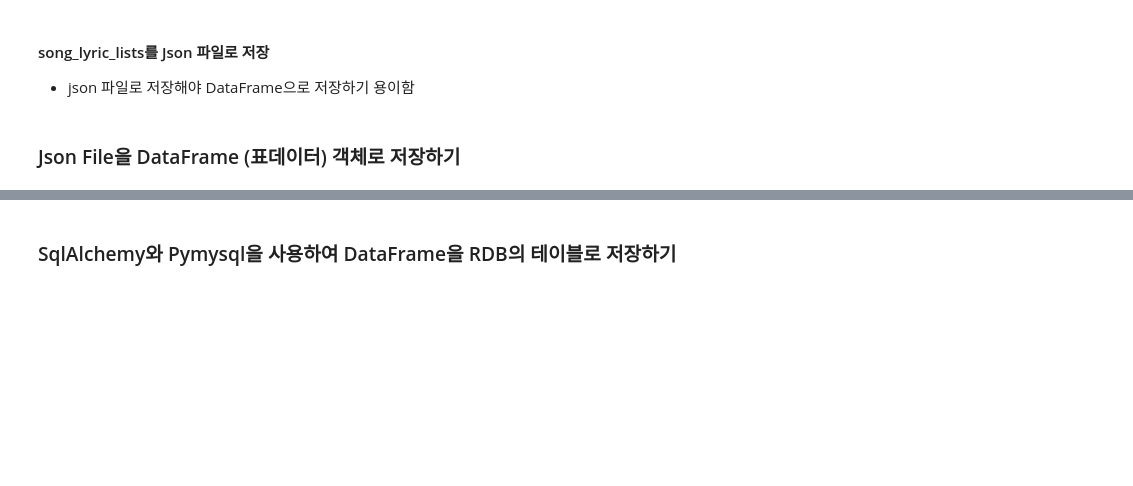
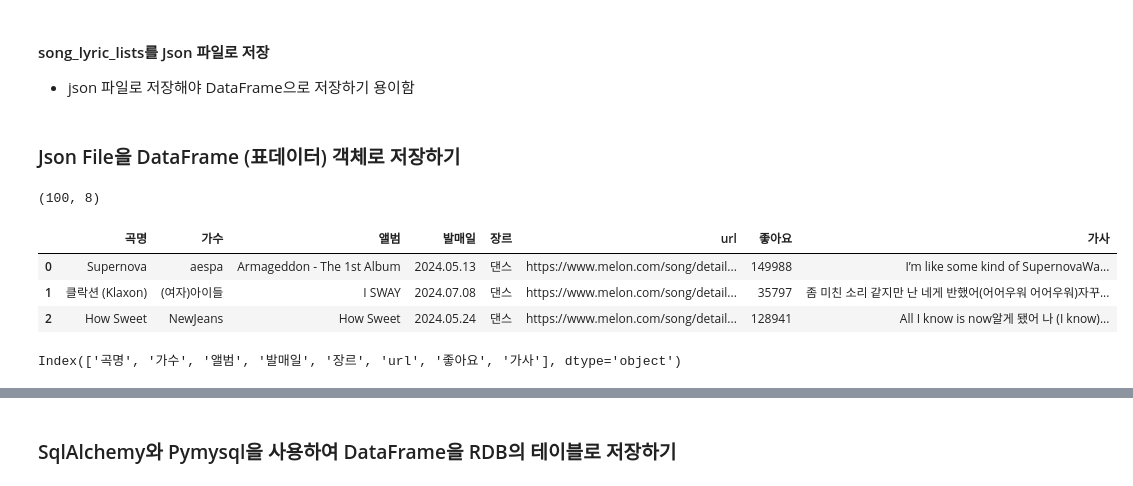
Before and after one commit to eunsol-k/Python_Webscraping_Analysis, a Jupyter notebook: 04.Melon100차트_데이터파싱_DB저장.ipynb, the cells around one changed output, grey strips where cells are left out. Drawn from its saved outputs; the diff is of its cells as text; code cells hidden in the pictures; blank space fills up the shorter version.

```diff
--- a/04.Melon100차트_데이터파싱_DB저장.ipynb
+++ b/04.Melon100차트_데이터파싱_DB저장.ipynb
@@ -151,3 +151,19 @@ with open('data/songs100.json','w',encoding='utf-8') as file:
     json.dump(song_lyric_lists, file) #[{곡명:퀸카},{}]
 # %% [markdown]
 ### Json File을 DataFrame (표데이터) 객체로 저장하기
+# %%
+import pandas as pd
+
+song_df = pd.read_json('data/songs100.json')
+print(song_df.shape)
+song_df.head(3)
+# %% [output]
+(100, 8)
+|  | 곡명 | 가수 | 앨범 | 발매일 | 장르 | url | 좋아요 | 가사 |
+| 0 | Supernova | aespa | Armageddon - The 1st Album | 2024.05.13 | 댄스 | https://www.melon.com/song/detail... | 149988 | I’m like some kind of SupernovaWa... |
+| 1 | 클락션 (Klaxon) | (여자)아이들 | I SWAY | 2024.07.08 | 댄스 | https://www.melon.com/song/detail... | 35797 | 좀 미친 소리 같지만 난 네게 반했어(어어우워 어어우워)자꾸... |
+| 2 | How Sweet | NewJeans | How Sweet | 2024.05.24 | 댄스 | https://www.melon.com/song/detail... | 128941 | All I know is now알게 됐어 나 (I know)... |
+# %%
+song_df.columns
+# %% [output]
+Index(['곡명', '가수', '앨범', '발매일', '장르', 'url', '좋아요', '가사'], dtype='object')
```
Also changed, not shown: parts of 9 cells of this notebook, 1 other file.
